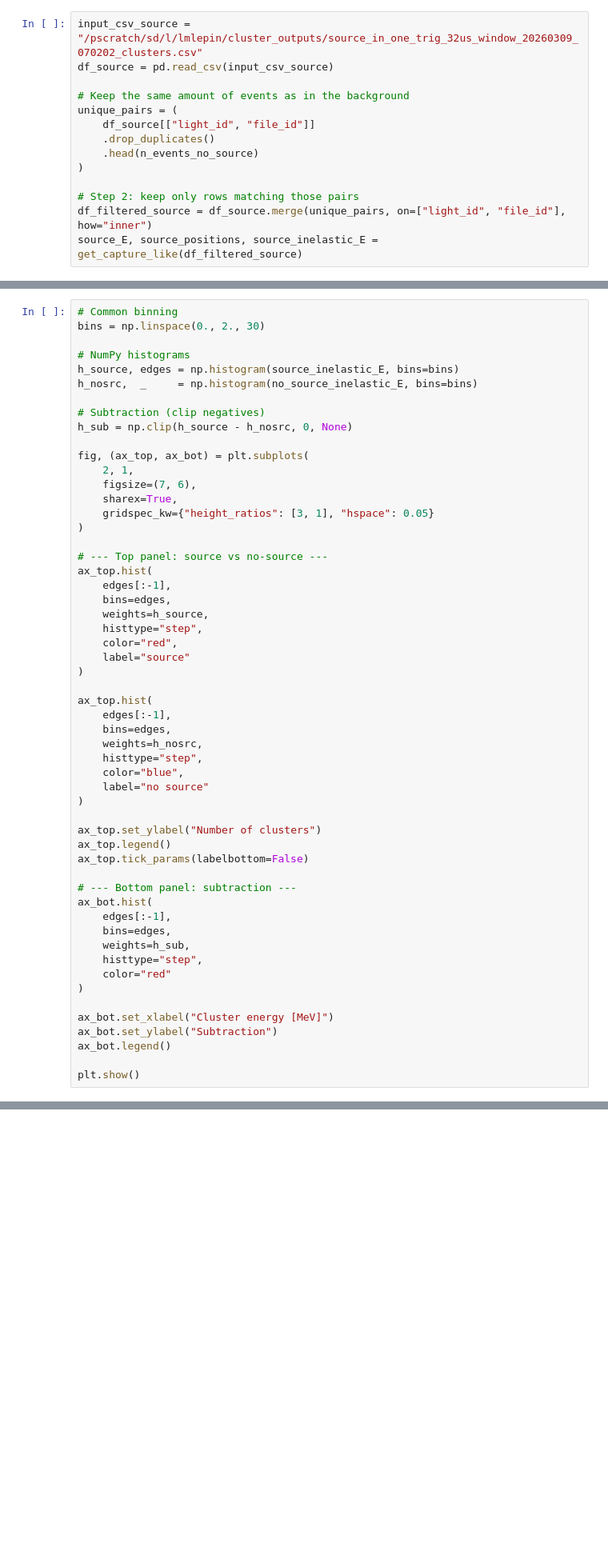
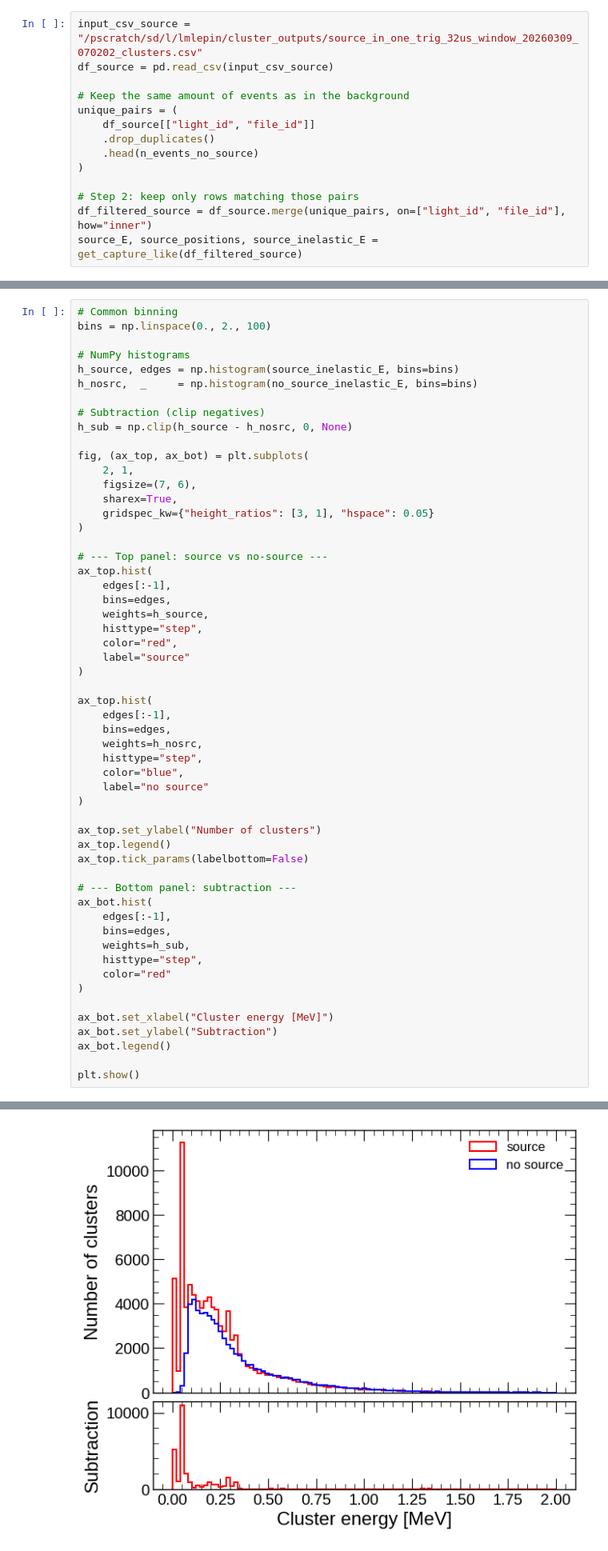
Before and after one commit to lmlepin9/2x2_neutron_sources, a Jupyter notebook: AmBe/charge/AmBe_cluster_source_vs_no_source.ipynb, the cells around one changed output, grey strips where cells are left out. Shown at 80% size. Drawn from its saved outputs; the diff is of its cells as text; blank space fills up the shorter version.

```diff
--- a/AmBe/charge/AmBe_cluster_source_vs_no_source.ipynb
+++ b/AmBe/charge/AmBe_cluster_source_vs_no_source.ipynb
@@ -158,6 +248,6 @@ plt.legend()
 # %%
 # Common binning
-bins = np.linspace(0., 2., 30)
+bins = np.linspace(0., 2., 100)
 
 # NumPy histograms
 h_source, edges = np.histogram(source_inelastic_E, bins=bins)
@@ -210,3 +300,4 @@ ax_bot.set_ylabel("Subtraction")
 ax_bot.legend()
 
 plt.show()
+# %% [output]
@@ -213,3 +305,4 @@ plt.show()
+[figure, added]
 # %%
 # Common binning
 xbins = np.linspace(-64, 64, 20)
```
Also changed, not shown: parts of 8 cells of this notebook, 2 other files.
